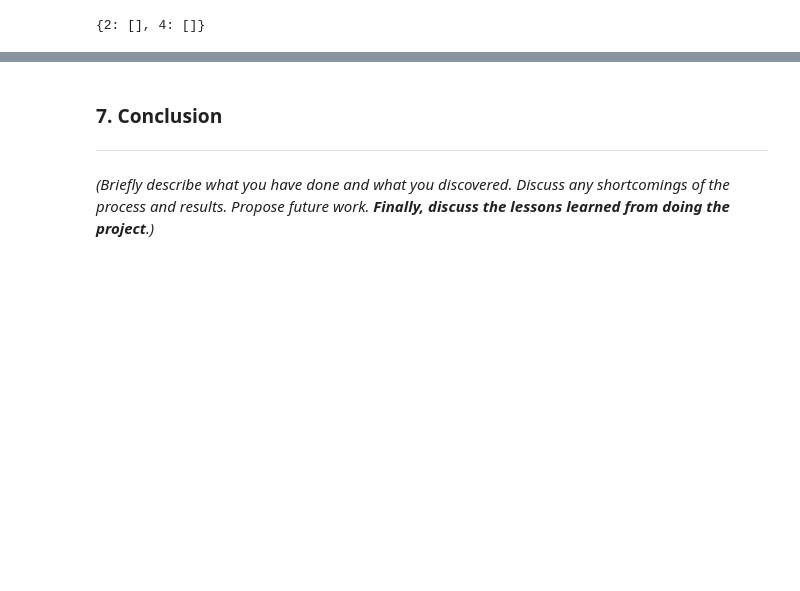
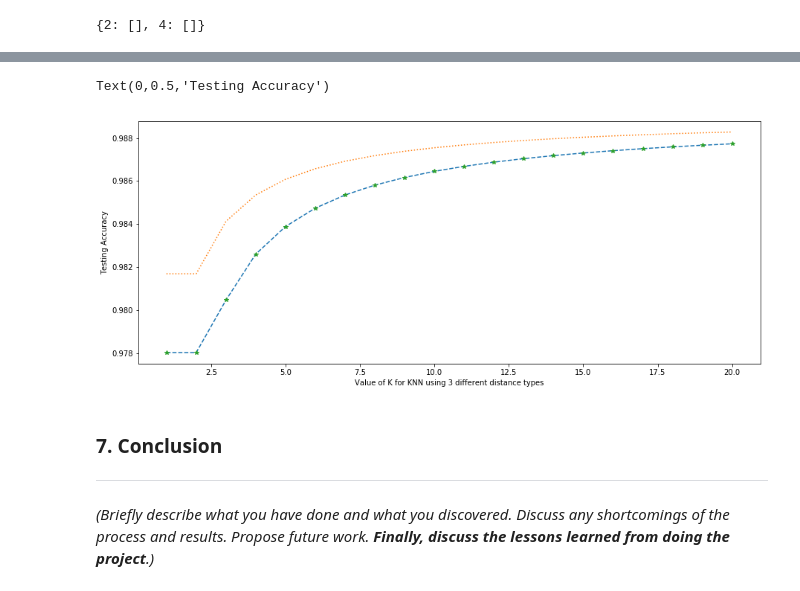
Before and after one commit to linhmai1603/info213, a Jupyter notebook: INFO213-Final-Project-Report.ipynb, the cells around one changed output, grey strips where cells are left out. Cells and saved outputs as stored; diff of their text form; code cells hidden in the pictures; blank space fills up the shorter version.

```diff
--- a/INFO213-Final-Project-Report.ipynb
+++ b/INFO213-Final-Project-Report.ipynb
@@ -294,10 +296,13 @@ max(scores3)
 # %%
 fig, ax = plt.subplots(figsize =(15,6))
 plt.plot(k_range, scores1, '--')
 plt.plot(k_range, scores2, ':')
 plt.plot(k_range, scores3, '*')
-plt.xlabel('Value of K for KNN using Minkowski distance')
+plt.xlabel('Value of K for KNN using 3 different distance types')
 plt.ylabel('Testing Accuracy')
+# %% [output]
+Text(0,0.5,'Testing Accuracy')
+[figure, added]
 # %% [markdown]
 ### 7. Conclusion
 ---
```
Also changed, not shown: parts of 7 cells of this notebook, 8 other files.
